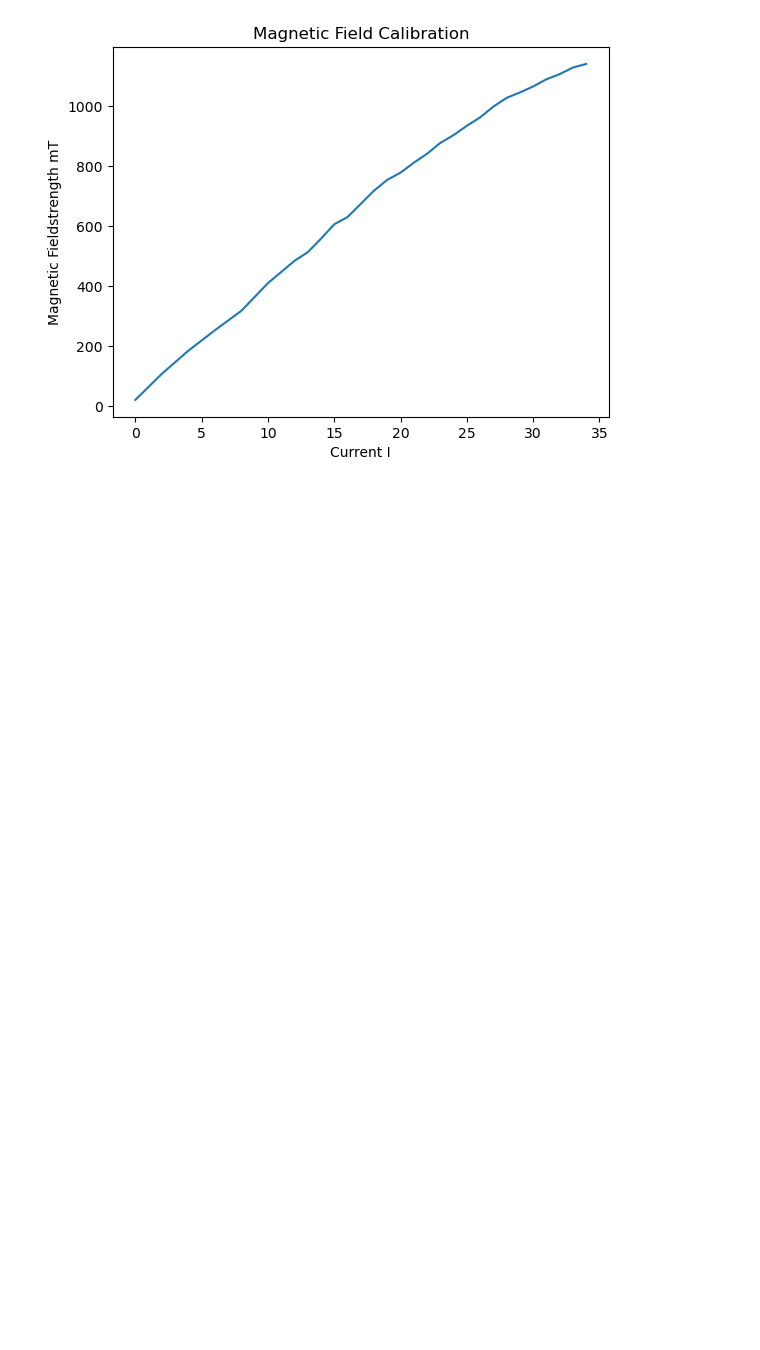
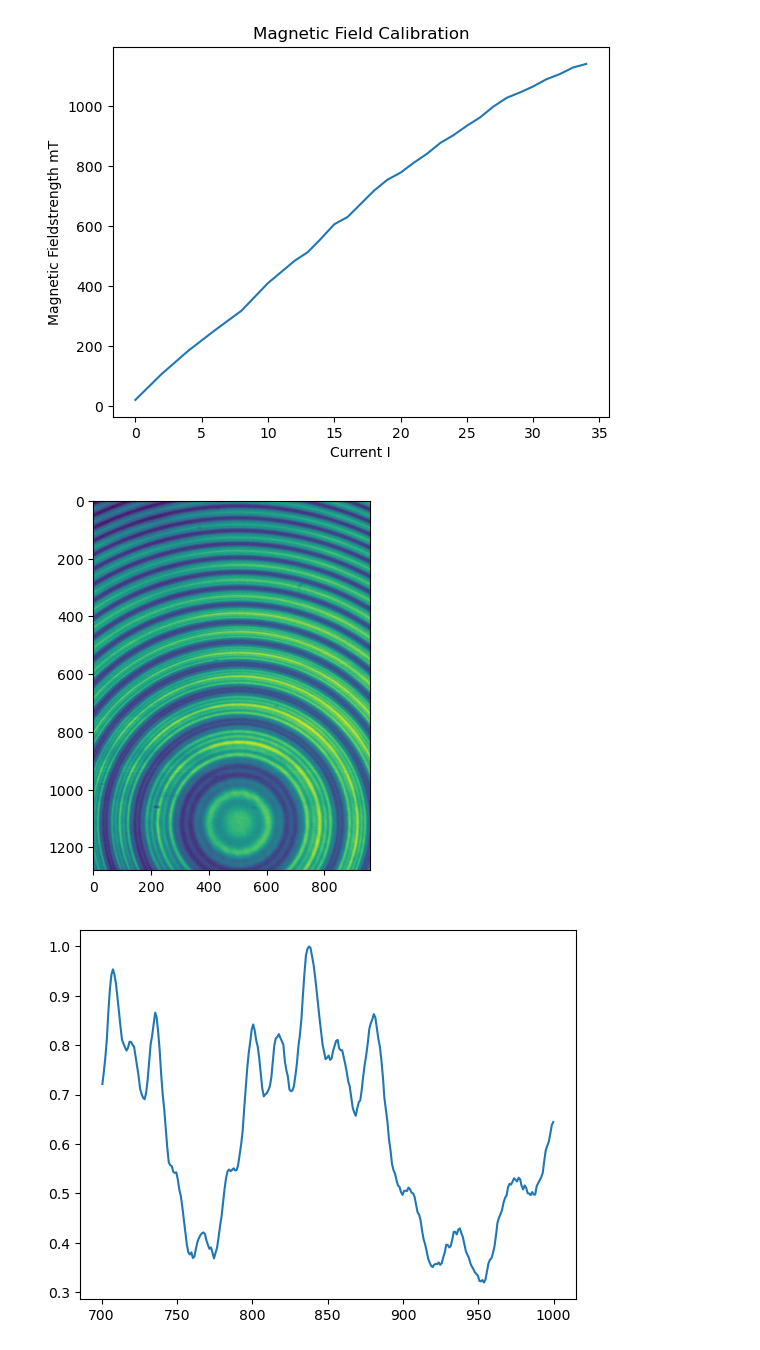
Before and after one commit to Omega3komma3/Zeeman-effect, a Jupyter notebook: Main.ipynb, the cells around one changed output. Saved outputs shown, nothing was run; the diff lists cells and outputs as text; code cells hidden in the pictures; blank space fills up the shorter version.

```diff
--- a/Main.ipynb
+++ b/Main.ipynb
@@ -13,7 +14,7 @@ def read_mag_calib(filename):
 
     with open(filename, newline="") as f:
         reader = csv.reader(f)
-        next(reader)
+        next(reader) #skips header
         for row in reader:
             data = row[0].split("\t")
             current.append(int(data[0]))
@@ -25,6 +26,21 @@ def get_mag_strength(current):
     for i in current_calib:
         if current_calib[i] == current:
             return fieldstrength[i]
+
+def read_image(filepath):
+    image = []
+    with open(filepath, newline="") as f:
+        reader = csv.reader(f)
+        for row in reader:
+            pixelrow = np.array(row[0].split("\t"))
+            image.append(pixelrow.astype(int))
+        return np.array(image)
+
+def image_line(image, pixelstart, width):
+    line = []
+    for i in range(len(image)):
+        line.append(image[i][pixelstart:pixelstart+width].sum())
+    return np.array(line)
 # %%
 current, fieldstrength = read_mag_calib(file)
 
@@ -35,3 +51,23 @@ plt.ylabel("Magnetic Fieldstrength mT")
 plt.show()
 # %% [output]
 [figure]
+# %%
+DarkFrame1 = "./Measurment Data/Dark Frames/2s1000F.dat"
+DarkFrame2 = "./Measurment Data/Dark Frames/282ms500F.dat"
+rings = "./Measurment Data/Green Line/Without Pol 27A.dat"
+
+ImageData = read_image(rings) - read_image(DarkFrame2)
+lineOut = image_line(ImageData, 490, 20)
+lineOut_normal = lineOut / max(lineOut)
+
+
+plt.imshow(ImageData)
+plt.savefig('Image-DarkFrame.png')
+plt.show()
+
+x = np.linspace(0,len(lineOut),len(lineOut))
+plt.plot(x[700:1000],lineOut_normal[700:1000])
+plt.show()
+# %% [output]
+[figure, added]
+[figure, added]
```
Also changed, not shown: parts of 1 cell of this notebook, 2 other files.
